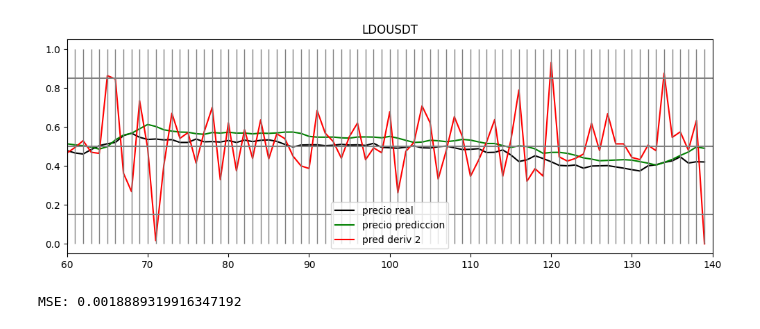
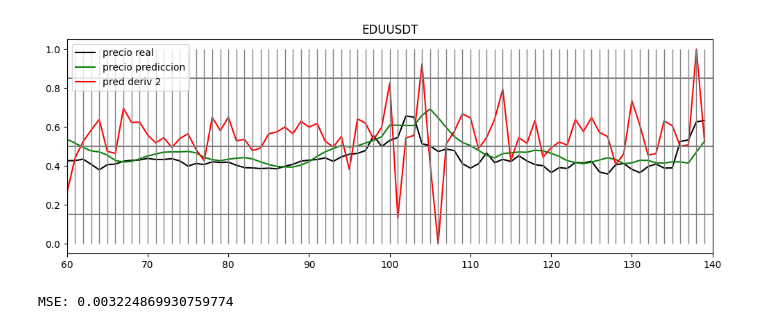
Before and after one commit to luisgomezzz/luchocrypto, a Jupyter notebook: predictor/predictor.ipynb, the cells around one changed output. Drawn from its saved outputs; the diff is of its cells as text; code cells hidden in the pictures.

```diff
--- a/predictor/predictor.ipynb
+++ b/predictor/predictor.ipynb
@@ -15,7 +15,7 @@ import numpy as np
 from sklearn.metrics import mean_squared_error
 import keras
 
-symbol = 'LDOUSDT'
+symbol = 'EDUUSDT'
 client = Client("qycthSI8s5HH0b95MxH3lFKPPUeZu8mCSgztp00x2d7SdHmfOp2U9qBeCCbxPyDg",
                 "zeJqYkyWzBIdGDMmyfUnofQiThirgEgOCDYvS3rzcq4yle1afD7YEQkciCI43yNs")
 
@@ -191,2 +191,2 @@ print('MSE:', mse)
-[figure, old version]
+[figure, new version]
-MSE: 0.0018889319916347192
+MSE: 0.003224869930759774
```
Also changed, not shown: parts of 1 cell of this notebook, 3 other files.
